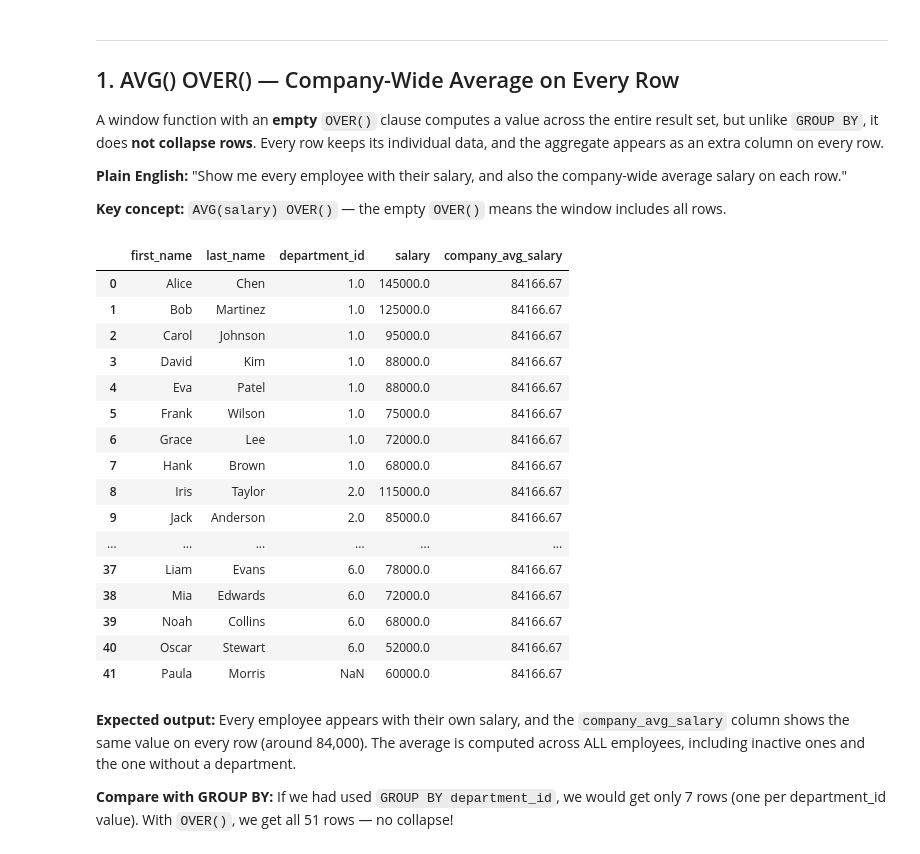
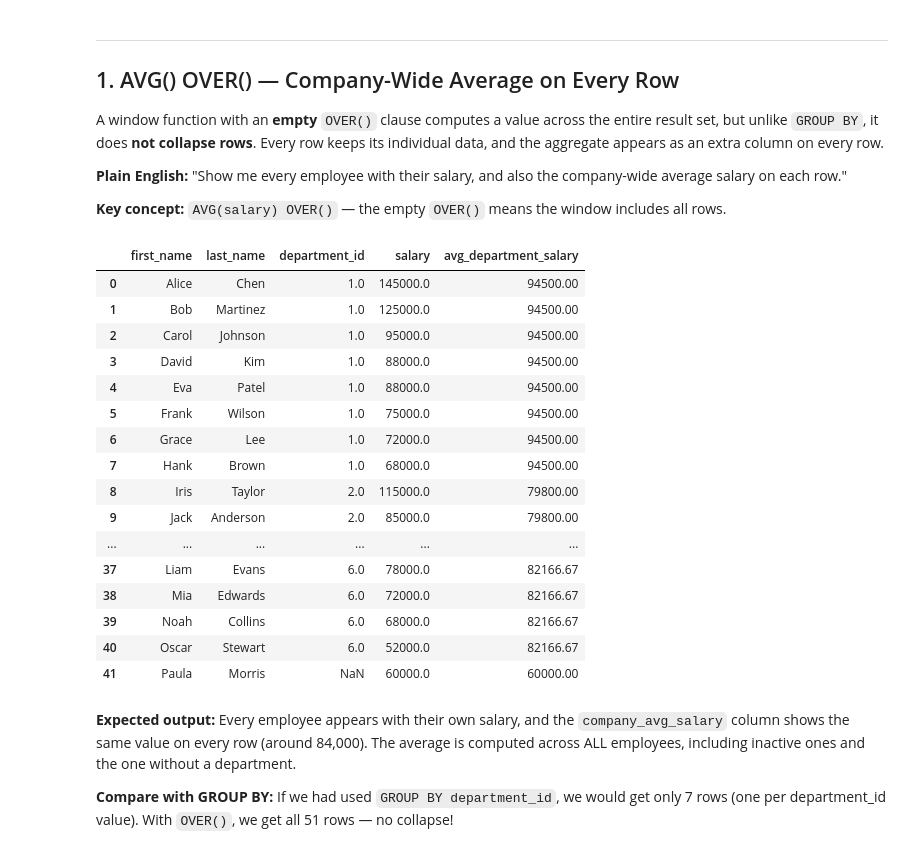
Before and after one commit to rasoulnorouzi/DataEngineeringLLM, a Jupyter notebook: module-02-sql-elt-pipeline/lessons/day4-window-functions/08_window_functions_practice.ipynb, the cells around one changed output. Cells and saved outputs as stored; diff of their text form; code cells hidden in the pictures.

```diff
--- a/module-02-sql-elt-pipeline/lessons/day4-window-functions/08_window_functions_practice.ipynb
+++ b/module-02-sql-elt-pipeline/lessons/day4-window-functions/08_window_functions_practice.ipynb
@@ -80,32 +80,32 @@ A window function with an **empty** `OVER()` clause computes a value across the
 # %%
 run_query("""
     SELECT
         first_name,
         last_name,
         department_id,
         salary,
-        ROUND(AVG(salary) OVER(), 2) AS company_avg_salary
+        ROUND(AVG(salary) OVER(PARTITION BY department_id), 2) AS avg_department_salary
     FROM company.employees
     ORDER BY emp_id
 """)
 # %% [output]
-|  | first_name | last_name | department_id | salary | company_avg_salary |
-| 0 | Alice | Chen | 1.0 | 145000.0 | 84166.67 |
-| 1 | Bob | Martinez | 1.0 | 125000.0 | 84166.67 |
-| 2 | Carol | Johnson | 1.0 | 95000.0 | 84166.67 |
-| 3 | David | Kim | 1.0 | 88000.0 | 84166.67 |
-| 4 | Eva | Patel | 1.0 | 88000.0 | 84166.67 |
-| 5 | Frank | Wilson | 1.0 | 75000.0 | 84166.67 |
-| 6 | Grace | Lee | 1.0 | 72000.0 | 84166.67 |
-| 7 | Hank | Brown | 1.0 | 68000.0 | 84166.67 |
-| 8 | Iris | Taylor | 2.0 | 115000.0 | 84166.67 |
-| 9 | Jack | Anderson | 2.0 | 85000.0 | 84166.67 |
+|  | first_name | last_name | department_id | salary | avg_department_salary |
+| 0 | Alice | Chen | 1.0 | 145000.0 | 94500.00 |
+| 1 | Bob | Martinez | 1.0 | 125000.0 | 94500.00 |
+| 2 | Carol | Johnson | 1.0 | 95000.0 | 94500.00 |
+| 3 | David | Kim | 1.0 | 88000.0 | 94500.00 |
+| 4 | Eva | Patel | 1.0 | 88000.0 | 94500.00 |
+| 5 | Frank | Wilson | 1.0 | 75000.0 | 94500.00 |
+| 6 | Grace | Lee | 1.0 | 72000.0 | 94500.00 |
+| 7 | Hank | Brown | 1.0 | 68000.0 | 94500.00 |
+| 8 | Iris | Taylor | 2.0 | 115000.0 | 79800.00 |
+| 9 | Jack | Anderson | 2.0 | 85000.0 | 79800.00 |
 | ... | ... | ... | ... | ... | ... |
-| 37 | Liam | Evans | 6.0 | 78000.0 | 84166.67 |
-| 38 | Mia | Edwards | 6.0 | 72000.0 | 84166.67 |
-| 39 | Noah | Collins | 6.0 | 68000.0 | 84166.67 |
-| 40 | Oscar | Stewart | 6.0 | 52000.0 | 84166.67 |
-| 41 | Paula | Morris | NaN | 60000.0 | 84166.67 |
+| 37 | Liam | Evans | 6.0 | 78000.0 | 82166.67 |
+| 38 | Mia | Edwards | 6.0 | 72000.0 | 82166.67 |
+| 39 | Noah | Collins | 6.0 | 68000.0 | 82166.67 |
+| 40 | Oscar | Stewart | 6.0 | 52000.0 | 82166.67 |
+| 41 | Paula | Morris | NaN | 60000.0 | 60000.00 |
 # %% [markdown]
 **Expected output:** Every employee appears with their own salary, and the `company_avg_salary` column shows the same value on every row (around 84,000). The average is computed across ALL employees, including inactive ones and the one without a department.
 
```
Also changed, not shown: parts of 3 cells of this notebook, 2 other files.
